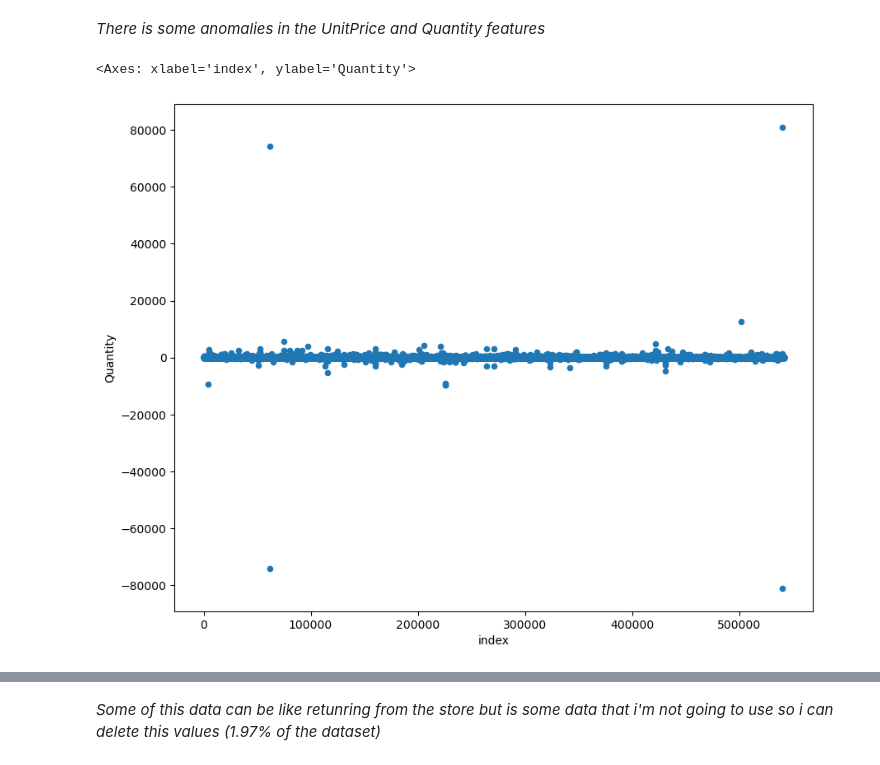
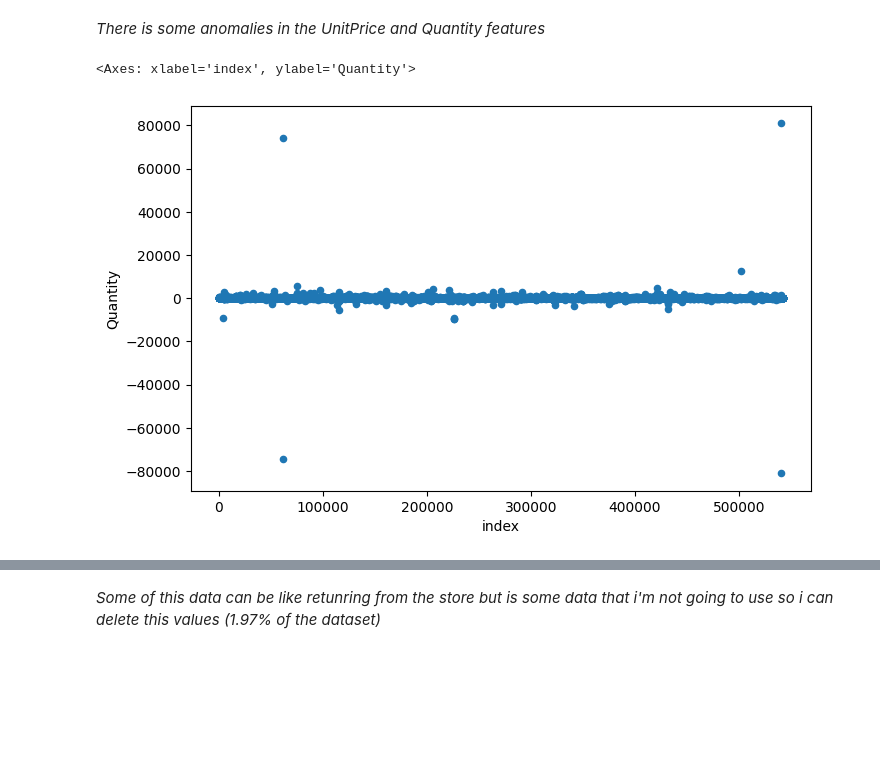
Before and after one commit to danielcamacho9712/E-commerce_Data_cleaning-exploration, a Jupyter notebook: project_data_cleaning.ipynb, the cells around one changed output, grey strips where cells are left out. Drawn from its saved outputs; the diff is of its cells as text; code cells hidden in the pictures; blank space fills up the shorter version.

```diff
--- a/project_data_cleaning.ipynb
+++ b/project_data_cleaning.ipynb
@@ -8,7 +8,7 @@ import matplotlib.pyplot as plt
 # %% [markdown]
 *Importing the data*
 # %%
-initial_data = pd.read_excel(r'E:\git-hub_projects\datasets\Online Retail.xlsx')
+initial_data = pd.read_excel(r'C:\Users\danie\Machine_Learning\datasets\datasets_for_Projects\Online Retail.xlsx')
 initial_data
 # %% [output]
 |  | InvoiceNo | StockCode | Description | Quantity | InvoiceDate | UnitPrice | CustomerID | Country |
@@ -39,10 +39,10 @@ array([[<Axes: title={'center': 'Quantity'}>,
 # %% [markdown]
 *There is some anomalies in the UnitPrice and Quantity features*
 # %%
-cleaned_data.reset_index().plot(kind='scatter', y='Quantity', x='index', figsize=(10,8))
+cleaned_data.reset_index().plot(kind='scatter', y='Quantity', x='index', figsize=(8,5))
 # %% [output]
 <Axes: xlabel='index', ylabel='Quantity'>
-[figure, old version]
+[figure, new version]
 # %%
 cleaned_data = cleaned_data[(cleaned_data['Quantity'] > -10000) & (cleaned_data['Quantity'] < 10000)]
 # %%
```
Also changed, not shown: parts of 12 cells of this notebook.
